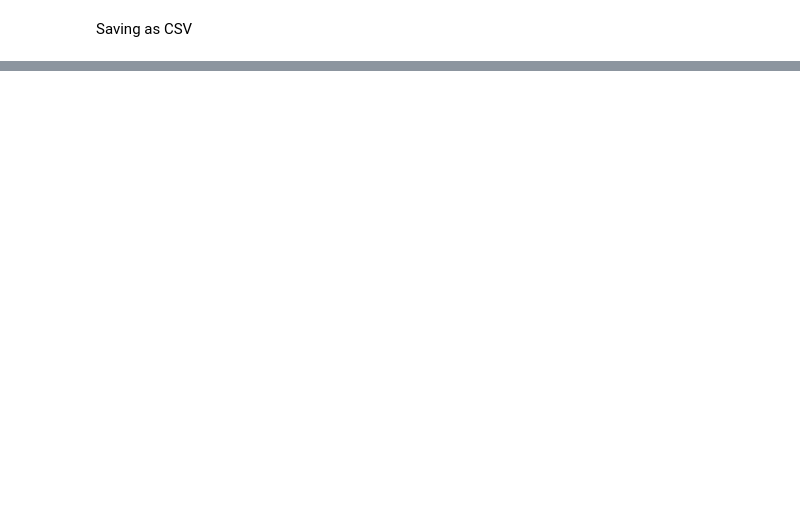
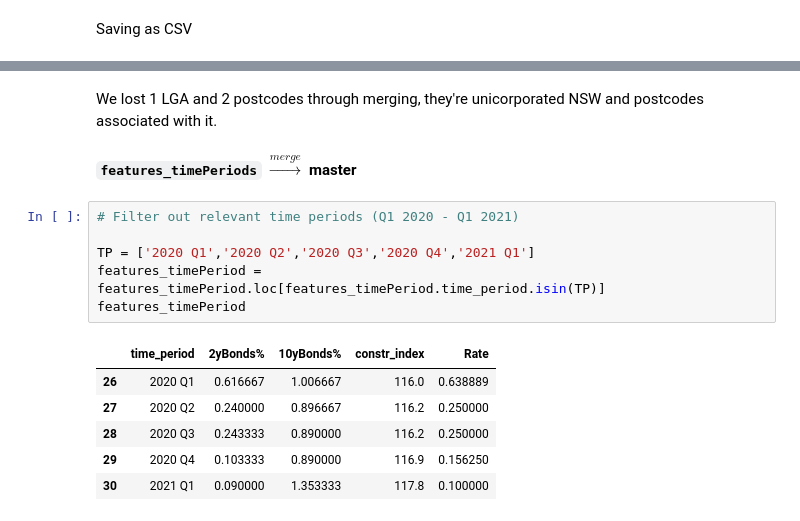
Before and after one commit to walthersy/NSW-house-price, a Jupyter notebook: Chris - Data Cleaning Pt2 (LGA mapping & features data).ipynb, the cells around one changed output, grey strips where cells are left out. Saved outputs shown, nothing was run; the diff lists cells and outputs as text; blank space fills up the shorter version.

Commit message:
Fixed some naming errors in LGA, merged features into 1 unstacked master file

```diff
--- a/Chris - Data Cleaning Pt2 (LGA mapping & features data).ipynb
+++ b/Chris - Data Cleaning Pt2 (LGA mapping & features data).ipynb
@@ -1132,0 +1210,17 @@ master_merge1.to_csv('Files/Cleaned/Master_Sales_Rent_2017Q4_2021Q1_wFeatures.cs
+# %% [markdown]
+We lost 1 LGA and 2 postcodes through merging, they're unicorporated NSW and postcodes associated with it.
+# %% [markdown]
+**`features_timePeriods` $\xrightarrow{merge}$ master**
+# %%
+# Filter out relevant time periods (Q1 2020 - Q1 2021)
+
+TP = ['2020 Q1','2020 Q2','2020 Q3','2020 Q4','2021 Q1']
+features_timePeriod = features_timePeriod.loc[features_timePeriod.time_period.isin(TP)]
+features_timePeriod
+# %% [output]
+|  | time_period | 2yBonds% | 10yBonds% | constr_index | Rate |
+| 26 | 2020 Q1 | 0.616667 | 1.006667 | 116.0 | 0.638889 |
+| 27 | 2020 Q2 | 0.240000 | 0.896667 | 116.2 | 0.250000 |
+| 28 | 2020 Q3 | 0.243333 | 0.890000 | 116.2 | 0.250000 |
+| 29 | 2020 Q4 | 0.103333 | 0.890000 | 116.9 | 0.156250 |
+| 30 | 2021 Q1 | 0.090000 | 1.353333 | 117.8 | 0.100000 |
```
Also changed, not shown: parts of 43 cells of this notebook, 5 other files.
